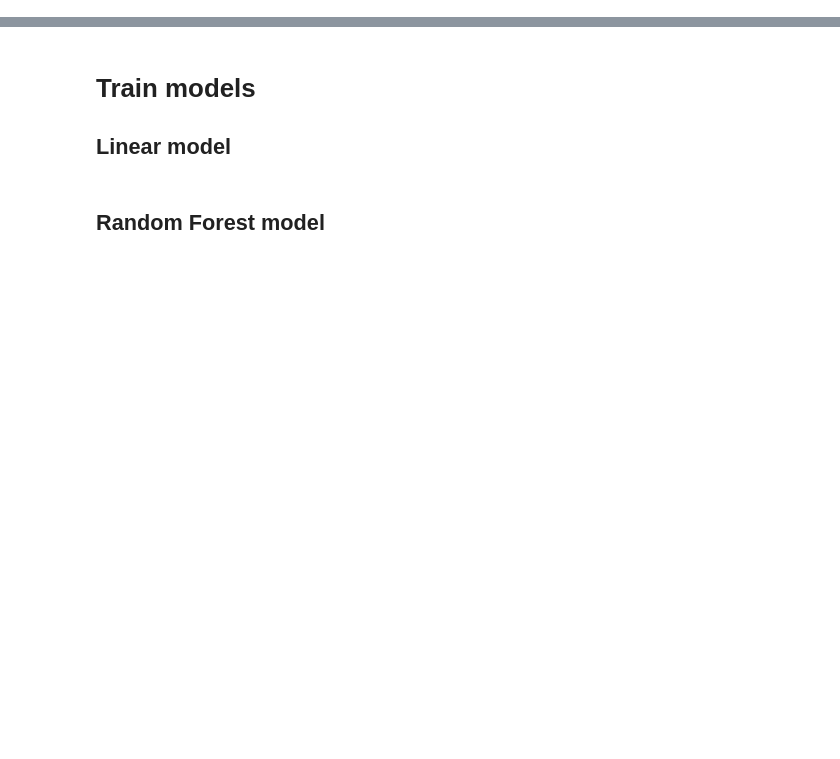
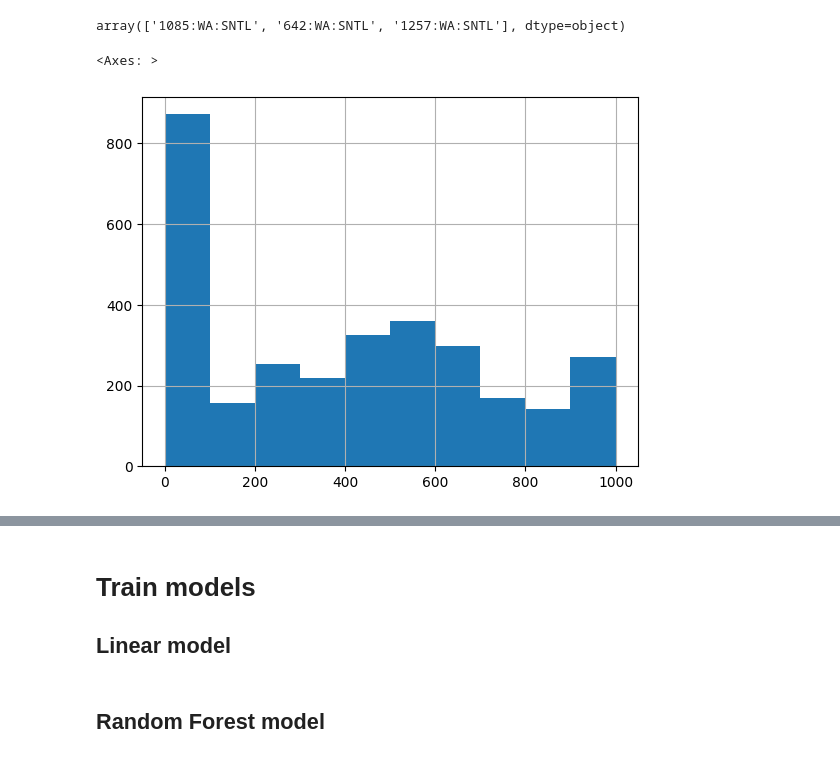
Before and after one commit to abarciauskas-bgse/snow-depth-estimation, a Jupyter notebook: models.ipynb, the cells around one changed output, grey strips where cells are left out. Saved outputs shown, nothing was run; the diff lists cells and outputs as text; code cells hidden in the pictures; blank space fills up the shorter version.

```diff
--- a/models.ipynb
+++ b/models.ipynb
@@ -23,0 +24,10 @@ df.describe()
+# %%
+df.station_triplet.unique()
+# %% [output]
+array(['1085:WA:SNTL', '642:WA:SNTL', '1257:WA:SNTL'], dtype=object)
+# %%
+df.loc[~df['fsca'].between(0, 1000), 'fsca'] = None
+df.fsca.hist()
+# %% [output]
+<Axes: >
+[figure, added]
```
Also changed, not shown: parts of 6 cells of this notebook, 4 other files.
